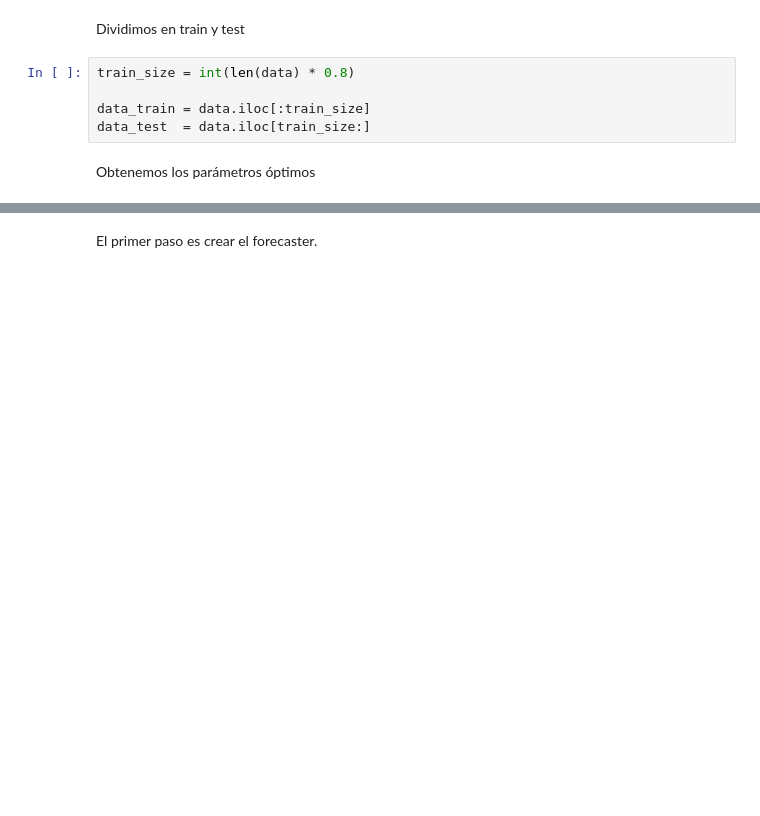
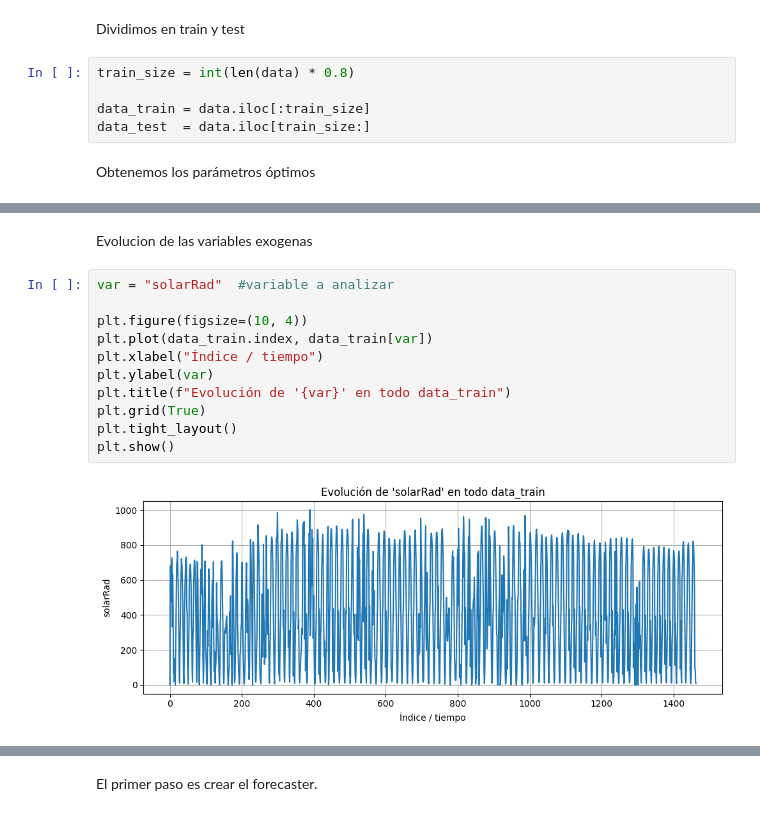
Before and after one commit to GuilleBlancoUC/TFG---IA-DE-PREDICCION-FOTOVOLTAICA, a Jupyter notebook: 3 - Código/ForescastLorca.ipynb, the cells around one changed output, grey strips where cells are left out. Drawn from its saved outputs; the diff is of its cells as text; blank space fills up the shorter version.

```diff
--- a/3 - Código/ForescastLorca.ipynb
+++ b/3 - Código/ForescastLorca.ipynb
@@ -75,0 +73,15 @@ grid_search = grid_search_forecaster(
+# %% [markdown]
+Evolucion de las variables exogenas
+# %%
+var = "solarRad"  #variable a analizar
+
+plt.figure(figsize=(10, 4))
+plt.plot(data_train.index, data_train[var])
+plt.xlabel("Índice / tiempo")
+plt.ylabel(var)
+plt.title(f"Evolución de '{var}' en todo data_train")
+plt.grid(True)
+plt.tight_layout()
+plt.show()
+# %% [output]
+[figure, added]
```
Also changed, not shown: parts of 24 cells of this notebook, 6 other files.
